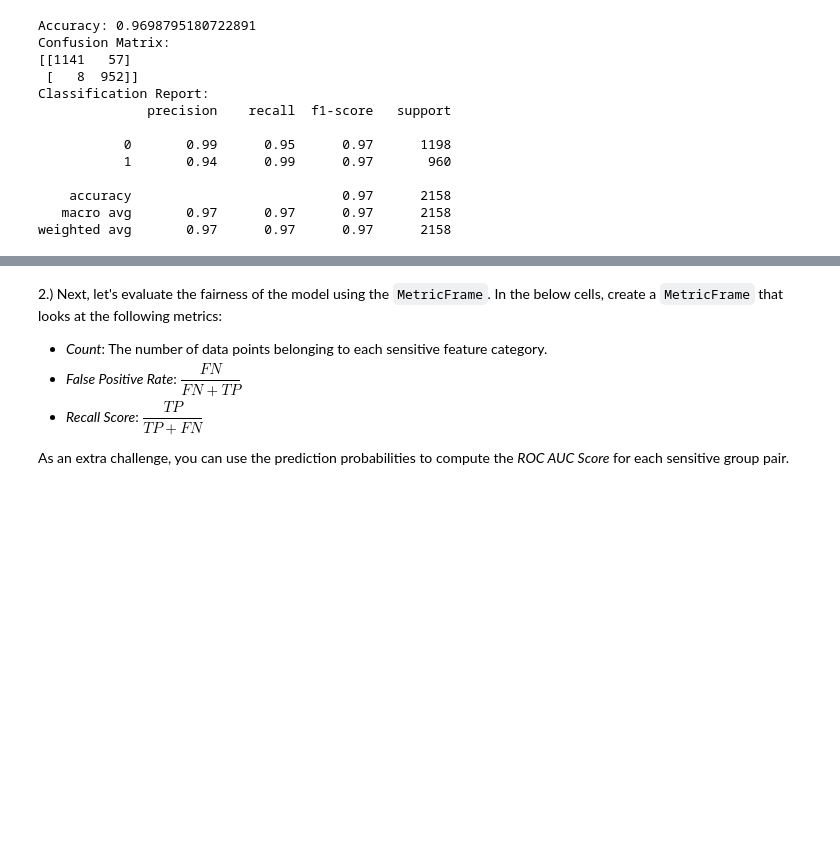
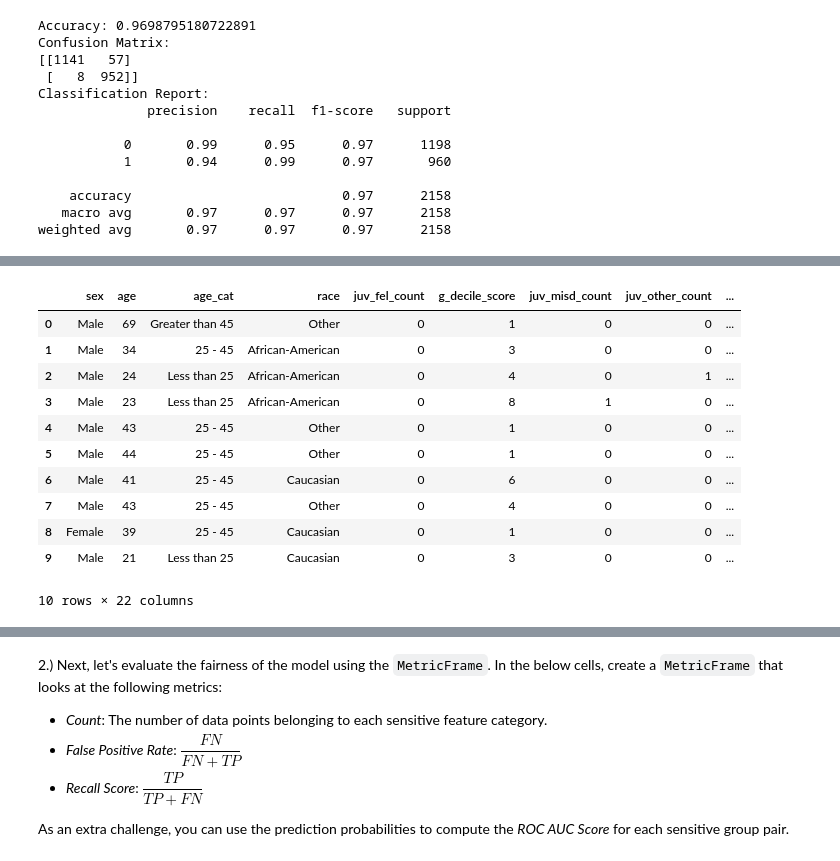
Before and after one commit to nokks/Fairness, a Jupyter notebook: 2021_scipy_tutorial/fairness-in-AI-systems-student.ipynb, the cells around one changed output, grey strips where cells are left out. Drawn from its saved outputs; the diff is of its cells as text; code cells hidden in the pictures; blank space fills up the shorter version.

```diff
--- a/2021_scipy_tutorial/fairness-in-AI-systems-student.ipynb
+++ b/2021_scipy_tutorial/fairness-in-AI-systems-student.ipynb
@@ -1443,0 +1459,11 @@ weighted avg       0.97      0.97      0.97      2158
+# %%
+df["c_days_from_compas"] = df["c_days_from_compas"].astype('int64')
+
+# Drop rows with missing values
+data.dropna(inplace=True)
+# %%
+categorical_features = df.select_dtypes(include=['object']).columns
+print(categorical_features)
+
+for col in categorical_features:
+  df[col] =df[col].astype('category')
@@ -1443,0 +1503,15 @@ weighted avg       0.97      0.97      0.97      2158
+# %%
+df.head(10)
+# %% [output]
+|  | sex | age | age_cat | race | juv_fel_count | g_decile_score | juv_misd_count | juv_other_count | ... |
+| 0 | Male | 69 | Greater than 45 | Other | 0 | 1 | 0 | 0 | ... |
+| 1 | Male | 34 | 25 - 45 | African-American | 0 | 3 | 0 | 0 | ... |
+| 2 | Male | 24 | Less than 25 | African-American | 0 | 4 | 0 | 1 | ... |
+| 3 | Male | 23 | Less than 25 | African-American | 0 | 8 | 1 | 0 | ... |
+| 4 | Male | 43 | 25 - 45 | Other | 0 | 1 | 0 | 0 | ... |
+| 5 | Male | 44 | 25 - 45 | Other | 0 | 1 | 0 | 0 | ... |
+| 6 | Male | 41 | 25 - 45 | Caucasian | 0 | 6 | 0 | 0 | ... |
+| 7 | Male | 43 | 25 - 45 | Other | 0 | 4 | 0 | 0 | ... |
+| 8 | Female | 39 | 25 - 45 | Caucasian | 0 | 1 | 0 | 0 | ... |
+| 9 | Male | 21 | Less than 25 | Caucasian | 0 | 3 | 0 | 0 | ... |
+10 rows × 22 columns
```
Also changed, not shown: parts of 17 cells of this notebook.
